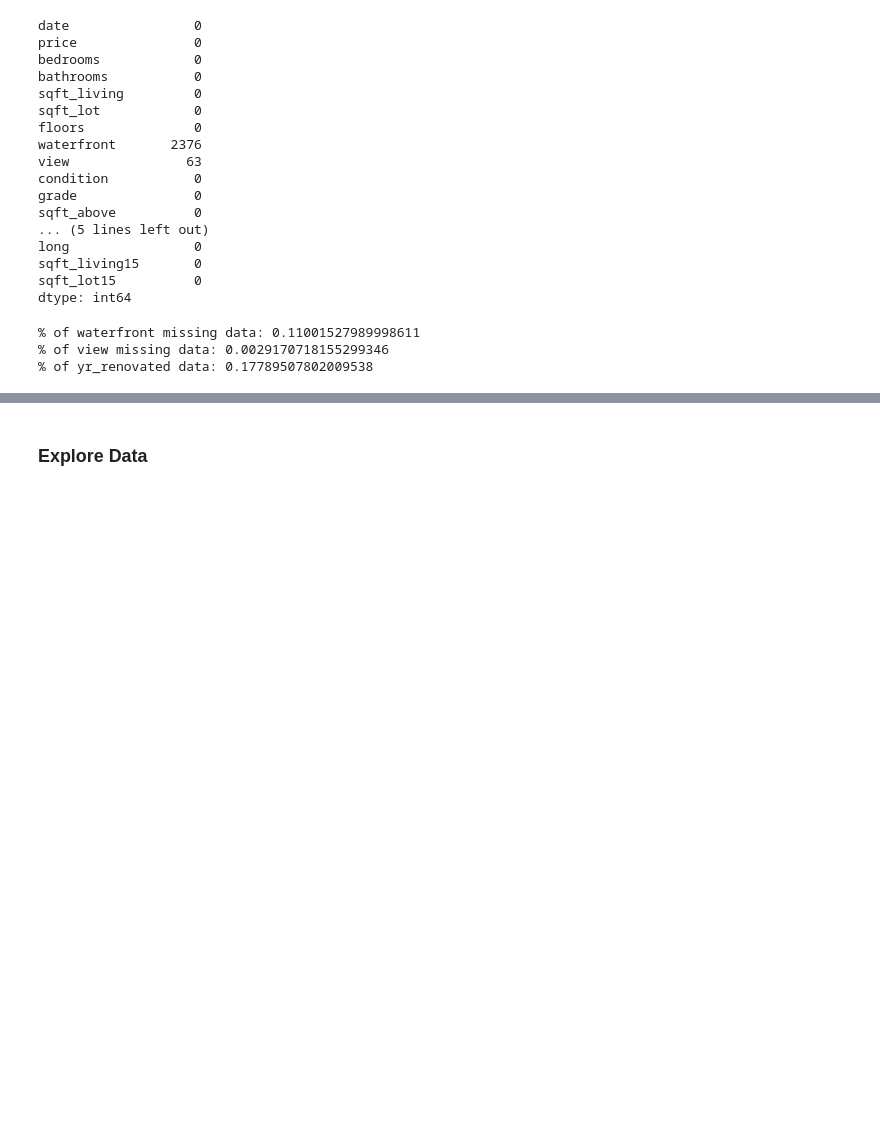
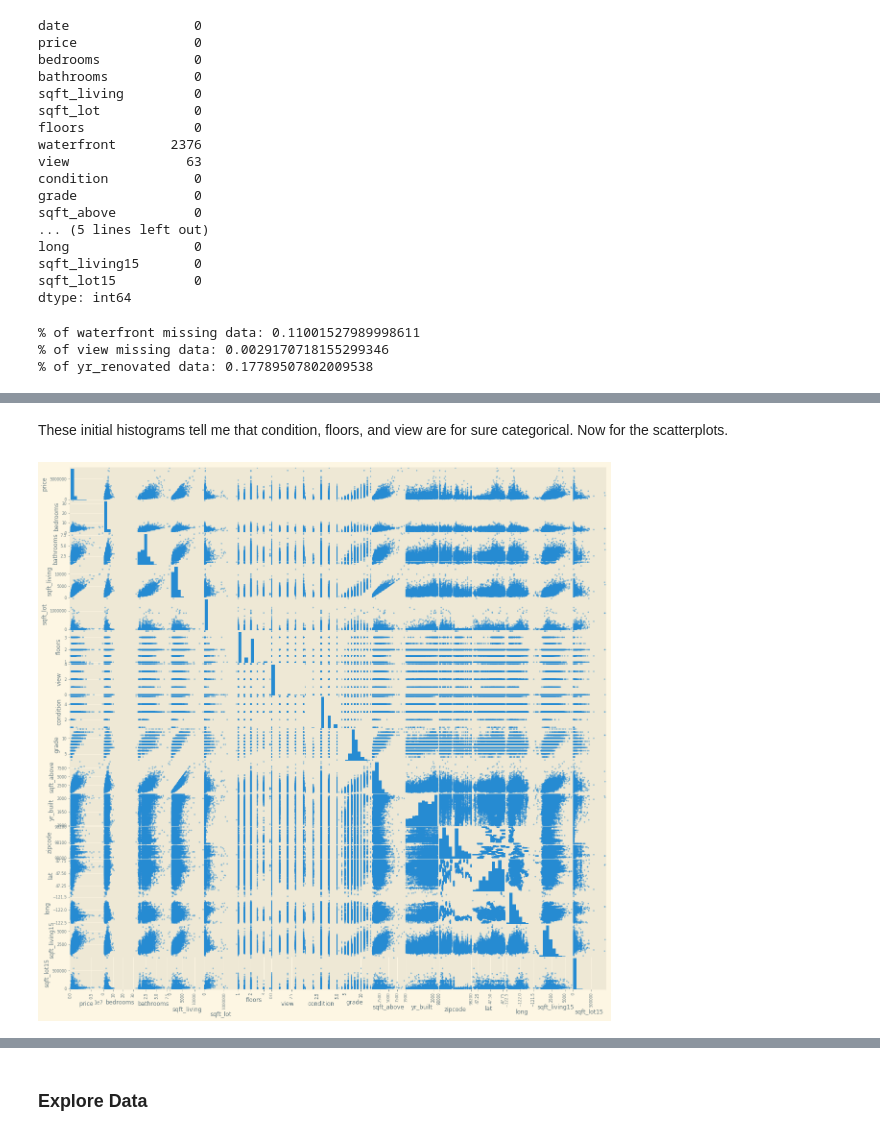
Before and after one commit to eannefawcett/dsc-v2-mod1-final-project-online-ds-pt-081219, a Jupyter notebook: Beth Fawcett King County Sellers World.ipynb, the cells around one changed output, grey strips where cells are left out. Saved outputs shown, nothing was run; the diff lists cells and outputs as text; code cells hidden in the pictures; blank space fills up the shorter version.

```diff
--- a/Beth Fawcett King County Sellers World.ipynb
+++ b/Beth Fawcett King County Sellers World.ipynb
@@ -398,0 +456,7 @@ df_clean.isna().sum()
+# %% [markdown]
+These initial histograms tell me that condition, floors, and view are for sure categorical. Now for the scatterplots.
+# %%
+# scatter matrix to determine categorical data
+pd.plotting.scatter_matrix(df_clean, figsize=(20,20));
+# %% [output]
+[figure, added]
```
Also changed, not shown: parts of 62 cells of this notebook.
